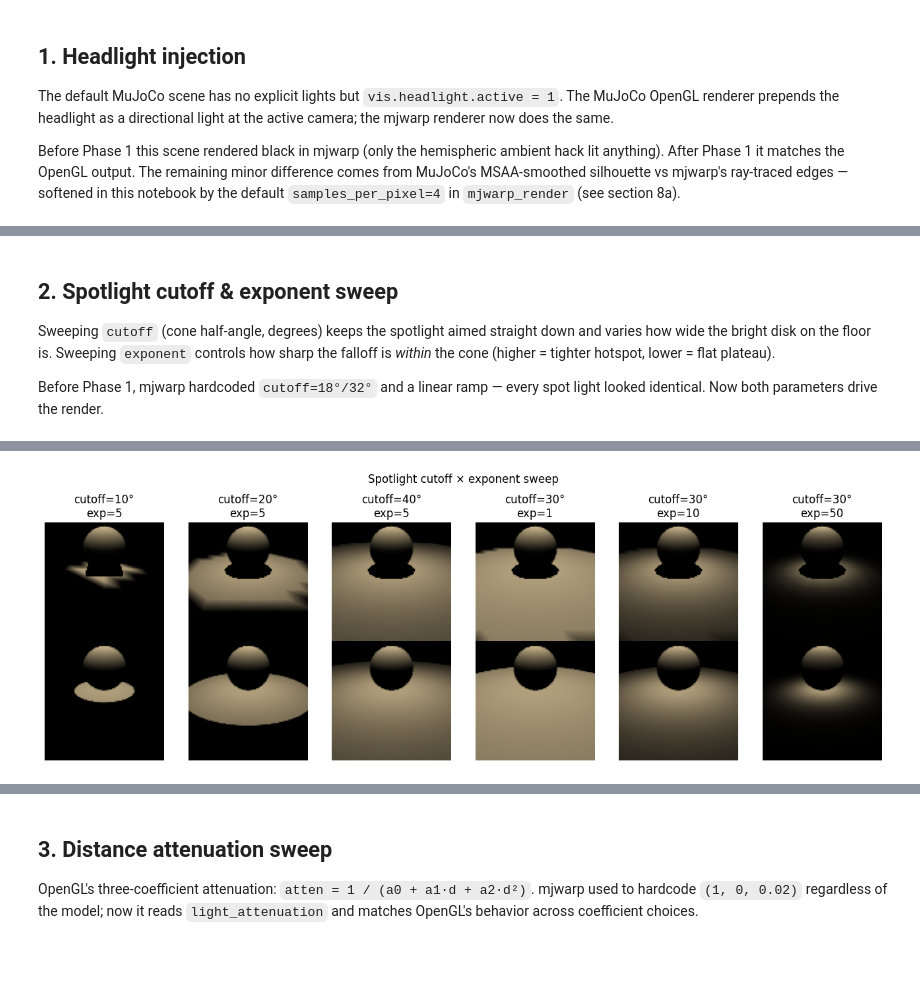
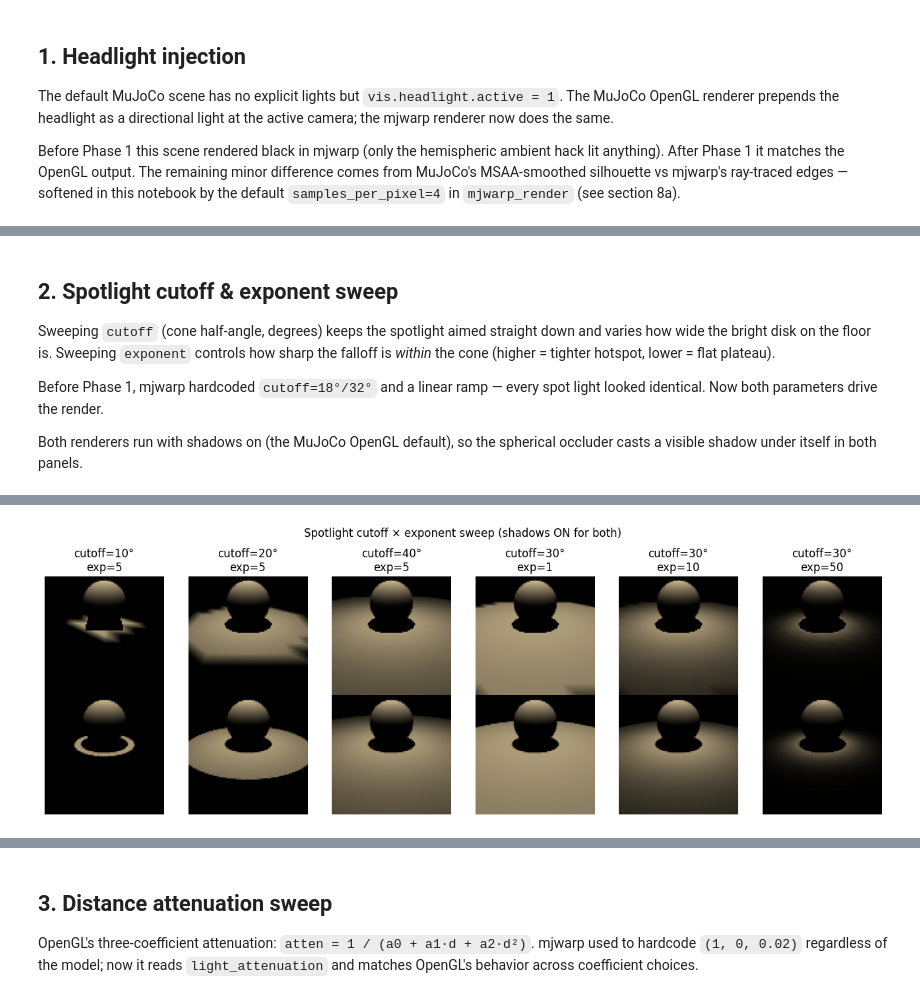
Before and after one commit to mhasek/mujoco_warp, a Jupyter notebook: notebooks/renderer_parity.ipynb, the cells around one changed output, grey strips where cells are left out. Cells and saved outputs as stored; diff of their text form; code cells hidden in the pictures; blank space fills up the shorter version.

```diff
--- a/notebooks/renderer_parity.ipynb
+++ b/notebooks/renderer_parity.ipynb
@@ -54,30 +54,45 @@ def _unpack_rgb(packed: np.ndarray) -> np.ndarray:
 
 
 def mjwarp_render(
-  mjm: mujoco.MjModel, w: int, h: int, use_shadows: bool = False, samples_per_pixel: int = 4
+  mjm: mujoco.MjModel,
+  w: int,
+  h: int,
+  use_shadows: bool = True,
+  samples_per_pixel: int = 4,
 ) -> np.ndarray:
   """Render `mjm` with mjwarp at WxH. Returns an HxWx3 uint8 RGB image.
 
-  Defaults to 4x MSAA so silhouettes are anti-aliased. Pass
-  `samples_per_pixel=1` to see the raw single-sample output.
+  Defaults match `mujoco.Renderer` for symmetric comparison: shadows are on
+  (matching `mjRND_SHADOW`) and 4x MSAA is enabled. Pass `samples_per_pixel=1`
+  for the raw single-sample output, or `use_shadows=False` to isolate the
+  shading contribution.
   """
   mjd = mujoco.MjData(mjm)
   mujoco.mj_forward(mjm, mjd)
   m = mjw.put_model(mjm)
   d = mjw.put_data(mjm, mjd)
   rc = mjw.create_render_context(
-    mjm, cam_res=(w, h), render_rgb=True, use_shadows=use_shadows, samples_per_pixel=samples_per_pixel
+    mjm,
+    cam_res=(w, h),
+    render_rgb=True,
+    use_shadows=use_shadows,
+    samples_per_pixel=samples_per_pixel,
   )
   mjw.render(m, d, rc)
   return _unpack_rgb(rc.rgb_data.numpy()[0]).reshape(h, w, 3)
 
 
-def mujoco_render(mjm: mujoco.MjModel, w: int, h: int) -> np.ndarray:
-  """Render `mjm` with mujoco.Renderer at WxH. Returns an HxWx3 uint8 RGB image."""
+def mujoco_render(mjm: mujoco.MjModel, w: int, h: int, use_shadows: bool = True) -> np.ndarray:
+  """Render `mjm` with mujoco.Renderer at WxH. Returns an HxWx3 uint8 RGB image.
+
+  Pass `use_shadows=False` to disable `mjRND_SHADOW` for symmetric comparison
+  with mjwarp in shadow-off mode.
+  """
   mjd = mujoco.MjData(mjm)
   mujoco.mj_forward(mjm, mjd)
   with mujoco.Renderer(mjm, height=h, width=w) as r:
     r.update_scene(mjd, camera=0)
+    r.scene.flags[mujoco.mjtRndFlag.mjRND_SHADOW] = 1 if use_shadows else 0
     return r.render()
 
 
@@ -104,10 +119,14 @@ def ssim_luma(a: np.ndarray, b: np.ndarray, win: int = 8) -> float:
   return float((num / den).mean())
 
 
-def compare_renders(title: str, mjm: mujoco.MjModel, w: int = 128, h: int = 128, use_shadows: bool = False):
-  """Render `mjm` with both backends and plot side-by-side with diff and metrics."""
+def compare_renders(title: str, mjm: mujoco.MjModel, w: int = 128, h: int = 128, use_shadows: bool = True):
+  """Render `mjm` with both backends and plot side-by-side with diff and metrics.
+
+  `use_shadows` is applied symmetrically to both renderers so the comparison
+  isolates lighting / shading parity rather than shadow-flag asymmetry.
+  """
   warp_rgb = mjwarp_render(mjm, w, h, use_shadows=use_shadows)
-  mj_rgb = mujoco_render(mjm, w, h)
+  mj_rgb = mujoco_render(mjm, w, h, use_shadows=use_shadows)
   diff = np.abs(warp_rgb.astype(np.int32) - mj_rgb.astype(np.int32)).clip(0, 255).astype(np.uint8)
 
   ssim = ssim_luma(warp_rgb, mj_rgb)
@@ -174,6 +193,9 @@ tighter hotspot, lower = flat plateau).
 
 Before Phase 1, mjwarp hardcoded `cutoff=18°/32°` and a linear ramp — every
 spot light looked identical. Now both parameters drive the render.
+
+Both renderers run with shadows on (the MuJoCo OpenGL default), so the
+spherical occluder casts a visible shadow under itself in both panels.
 # %%
 SPOT_XML = """
 <mujoco>
@@ -195,8 +217,9 @@ sweeps = [(10, 5), (20, 5), (40, 5), (30, 1), (30, 10), (30, 50)]
 fig, axes = plt.subplots(2, len(sweeps), figsize=(2.2 * len(sweeps), 4.6))
 for col, (cutoff, exponent) in enumerate(sweeps):
   mjm = mujoco.MjModel.from_xml_string(SPOT_XML.format(cutoff=cutoff, exponent=exponent))
-  mj = mujoco_render(mjm, 96, 96)
-  warp = mjwarp_render(mjm, 96, 96)
+  # Both renderers: shadows on, 4x MSAA (mjwarp) / MuJoCo's default MSAA (OpenGL).
+  mj = mujoco_render(mjm, 96, 96, use_shadows=True)
+  warp = mjwarp_render(mjm, 96, 96, use_shadows=True)
   axes[0, col].imshow(mj)
   axes[0, col].set_title(f"cutoff={cutoff}°\nexp={exponent}")
   axes[0, col].axis("off")
@@ -204,7 +227,7 @@ for col, (cutoff, exponent) in enumerate(sweeps):
   axes[1, col].axis("off")
 axes[0, 0].set_ylabel("MuJoCo", fontsize=10)
 axes[1, 0].set_ylabel("mjwarp", fontsize=10)
-fig.suptitle("Spotlight cutoff × exponent sweep")
+fig.suptitle("Spotlight cutoff × exponent sweep (shadows ON for both)")
 plt.tight_layout()
 plt.show()
 # %% [output]
@@ -212 +235 @@ Module render__locals___render_megakernel_f0adb2c9 14bb625 load on device 'cpu'
-[figure, old version]
+[figure, new version]
```
Also changed, not shown: parts of 16 cells of this notebook.
